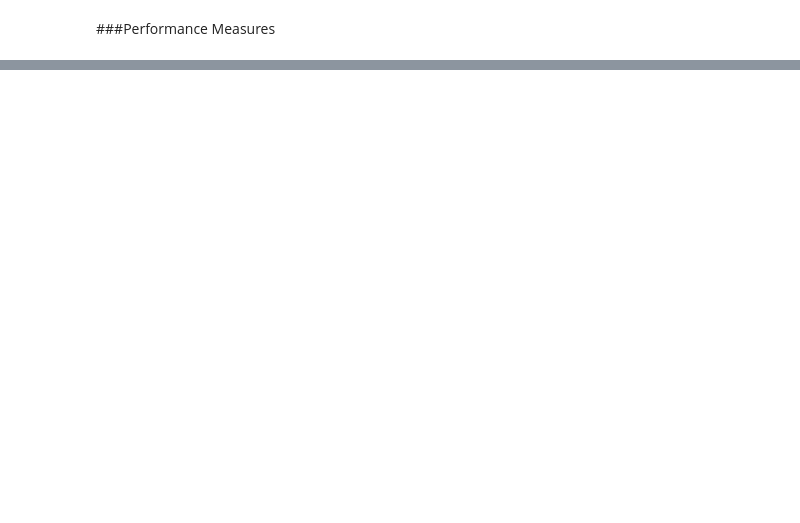
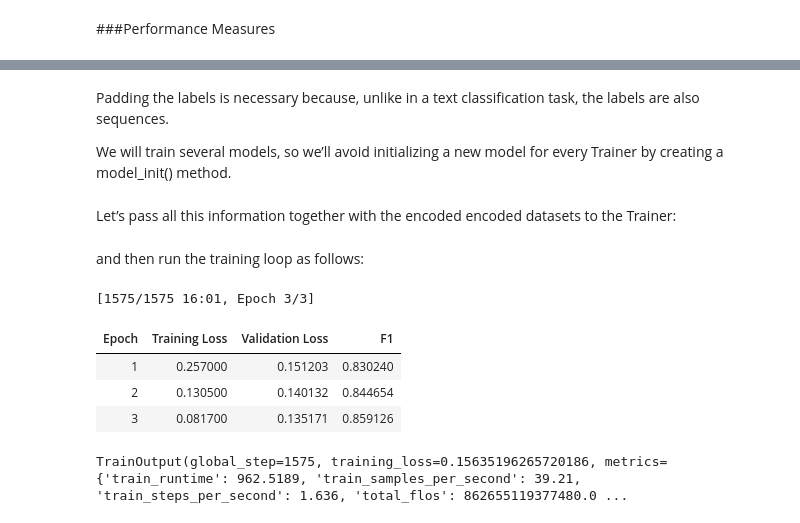
Before and after one commit to rahiakela/transformers-research-and-practice, a Jupyter notebook: natural-language-processing-with-transformers/04-multilingual-ner/multilingual_named_entity_recognition.ipynb, the cells around one changed output, grey strips where cells are left out. Drawn from its saved outputs; the diff is of its cells as text; code cells hidden in the pictures; blank space fills up the shorter version.

```diff
--- a/natural-language-processing-with-transformers/04-multilingual-ner/multilingual_named_entity_recognition.ipynb
+++ b/natural-language-processing-with-transformers/04-multilingual-ner/multilingual_named_entity_recognition.ipynb
@@ -676,0 +770,4 @@ Dataset({
+# %%
+def compute_metrics(eval_pred):
+  y_pred, y_true = align_predictions(eval_pred.predictions, eval_pred.label_ids)
+  return {"f1": f1_score(y_true, y_pred)}
@@ -676,0 +783,7 @@ Dataset({
+# %% [markdown]
+Padding the labels is necessary because, unlike in a text classification task,
+the labels are also sequences.
+
+We will train several models, so we’ll avoid
+initializing a new model for every Trainer by creating a model_init()
+method.
@@ -676,0 +793,2 @@ Dataset({
+# %% [markdown]
+Let’s pass all this information together with the encoded encoded datasets to the Trainer:
@@ -676,0 +803,11 @@ Dataset({
+# %% [markdown]
+and then run the training loop as follows:
+# %%
+trainer.train()
+# %% [output]
+[1575/1575 16:01, Epoch 3/3]
+| Epoch | Training Loss | Validation Loss | F1 |
+| 1 | 0.257000 | 0.151203 | 0.830240 |
+| 2 | 0.130500 | 0.140132 | 0.844654 |
+| 3 | 0.081700 | 0.135171 | 0.859126 |
+TrainOutput(global_step=1575, training_loss=0.15635196265720186, metrics={'train_runtime': 962.5189, 'train_samples_per_second': 39.21, 'train_steps_per_second': 1.636, 'total_flos': 862655119377480.0 ...
```
Also changed, not shown: parts of 25 cells of this notebook.
